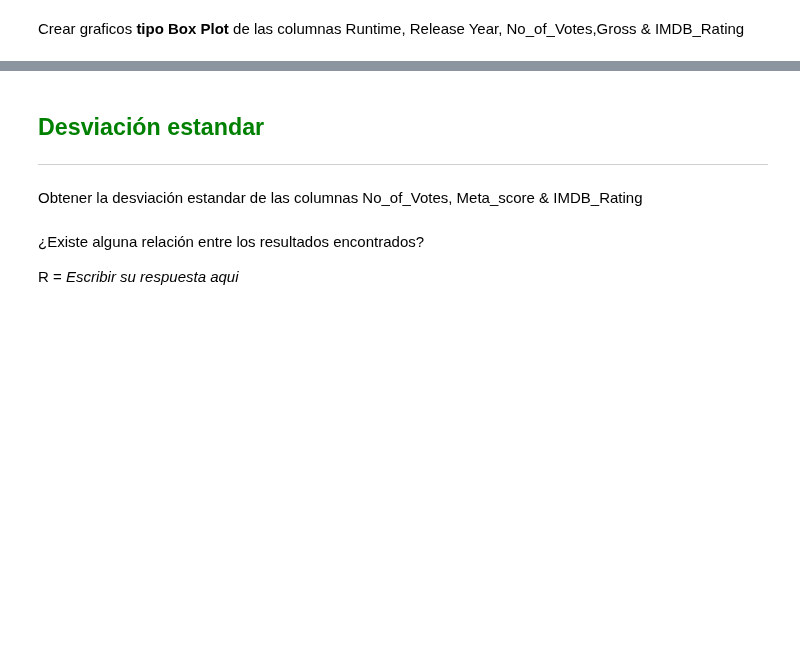
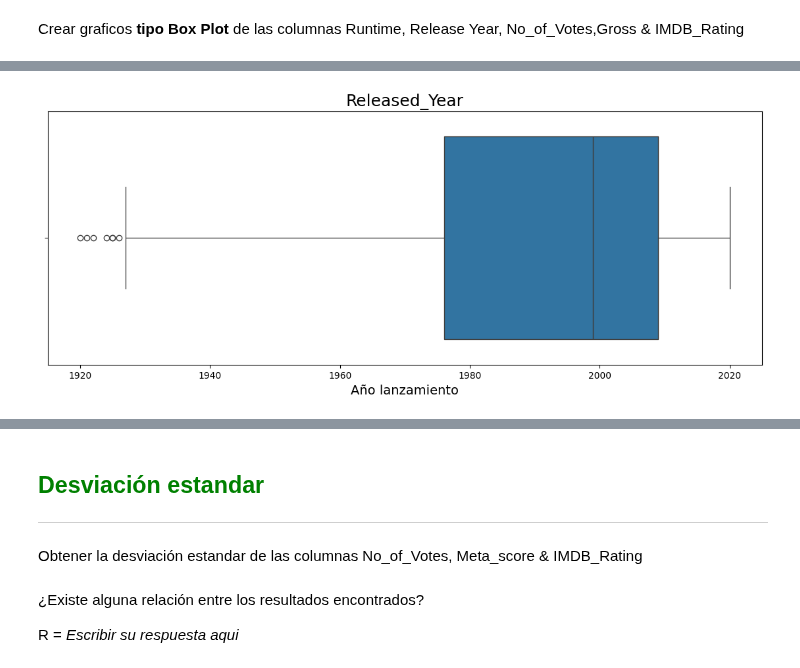
Before and after one commit to mitsiu-carreno/data_science_content, a Jupyter notebook: 2_sem/met_num_2/s13_final_project.ipynb, the cells around one changed output, grey strips where cells are left out. Drawn from its saved outputs; the diff is of its cells as text; code cells hidden in the pictures; blank space fills up the shorter version.

```diff
--- a/2_sem/met_num_2/s13_final_project.ipynb
+++ b/2_sem/met_num_2/s13_final_project.ipynb
@@ -290,0 +348,6 @@ Crear graficos **tipo Box Plot** de las columnas Runtime, Release Year, No_of_Vo
+# %%
+df_numerics["Released_Year_numeric"] = df["Released_Year"].astype(int)
+
+CreateBoxplot("Released_Year_numeric", df_numerics, "Released_Year", "Año lanzamiento")
+# %% [output]
+[figure, added]
```
Also changed, not shown: parts of 12 cells of this notebook, 1 other file.
